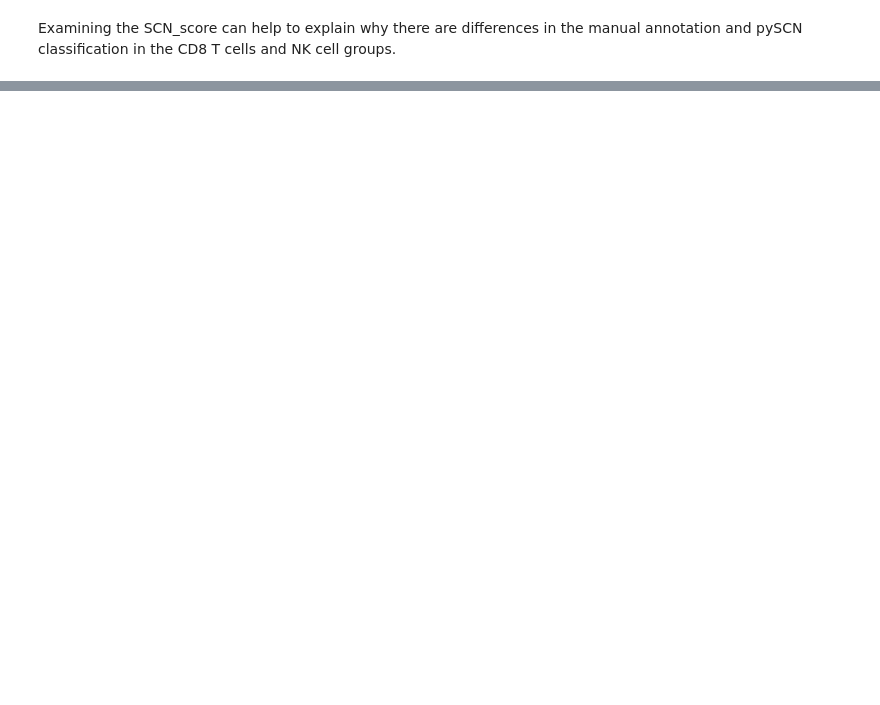
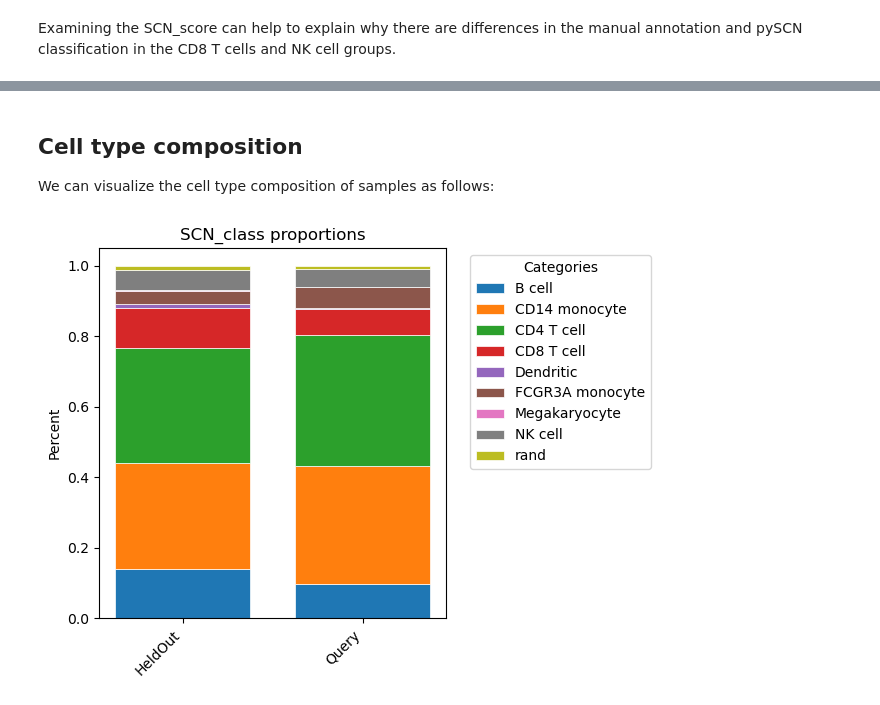
Before and after one commit to CahanLab/PySingleCellNet, a Jupyter notebook: docs/source/notebooks/train_classifier.ipynb, the cells around one changed output, grey strips where cells are left out. Saved outputs shown, nothing was run; the diff lists cells and outputs as text; code cells hidden in the pictures; blank space fills up the shorter version.

```diff
--- a/docs/source/notebooks/train_classifier.ipynb
+++ b/docs/source/notebooks/train_classifier.ipynb
@@ -158,0 +167,8 @@ pySCN.umap_scn_scores(adQ1_norm, ["CD8 T cell", "NK cell"])
+# %% [markdown]
+## Cell type composition
+
+We can visualize the cell type composition of samples as follows:
+# %%
+pySCN.plot_cell_type_proportions([adHeldOut,adQ1_norm], obs_column = "SCN_class", labels=["HeldOut", "Query"])
+# %% [output]
+[figure, added]
```
Also changed, not shown: parts of 16 cells of this notebook.
